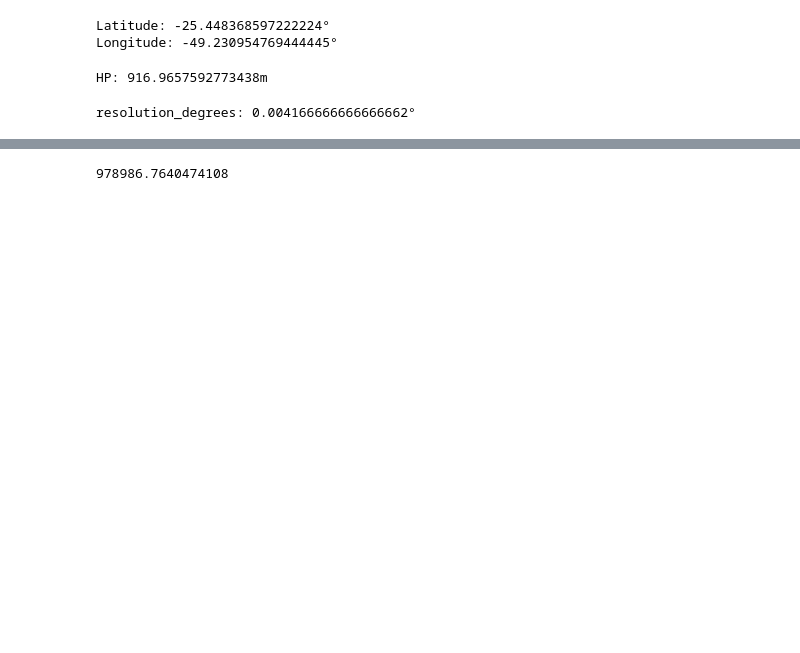
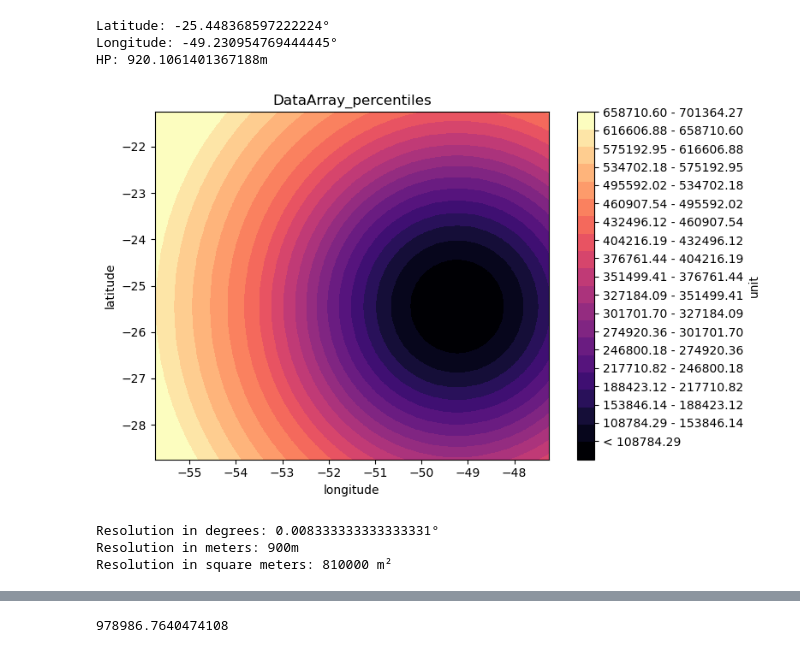
Before and after one commit to ErosKerouak/physical-geodesy, a Jupyter notebook: code/3-terrain_correction.ipynb, the cells around one changed output, grey strips where cells are left out. Saved outputs shown, nothing was run; the diff lists cells and outputs as text; code cells hidden in the pictures; blank space fills up the shorter version.

```diff
--- a/code/3-terrain_correction.ipynb
+++ b/code/3-terrain_correction.ipynb
@@ -14,26 +31,69 @@ Coordinates:
 # %%
-lat = - (25 + 26/60 + 54.12695/3600)
-long = - (49 + 13/60 + 51.43717/3600)
+# Coordenadas geodésicas da estação de cálculo
+
+latP = - (25 + 26/60 + 54.12695/3600) # em graus decimais
+longP = - (49 + 13/60 + 51.43717/3600) # m graus decimais
+HP = elevation.sel(
+    latitude=latP,
+    longitude=longP,
+    method="nearest"
+    ).values # HP extraído do MDS
 
 
-
-print(f"Latitude: {lat}°")
-print(f"Longitude: {long}°")
+print(f"Latitude: {latP}°")
+print(f"Longitude: {longP}°")
+print(f"HP: {HP}m")
 # %% [output]
 Latitude: -25.448368597222224°
 Longitude: -49.230954769444445°
+HP: 920.1061401367188m
-# %%
-HP = elevation_ort.sel(latitude=lat, longitude=long, method="nearest").values
-
-print(f"HP: {HP}m")
-# %% [output]
-HP: 916.9657592773438m
+# %%
+# Criar a grade de coordenadas (equivalente ao broadcast)
+lon_grid, lat_grid = np.meshgrid(elevation["longitude"].values, elevation["latitude"].values)
+
+# Calcular deltas em metros (assumindo 1'' = 30m em ambas as direções)
+delta_lat = (lat_grid - latP) * 3600 * 30  # em metros
+delta_lon = (lon_grid - longP) * 3600 * 30  # em metros
+
+# Distância horizontal r
+distance = np.sqrt(delta_lat**2 + delta_lon**2)
+
+unique_x = np.unique(lon_grid[0, :])
+unique_y = np.unique(lat_grid[:, 0])
+
+distance = xr.DataArray(
+    distance,
+    coords={
+        "latitude": unique_y,
+        "longitude": unique_x
+    },
+    dims=("latitude", "longitude")
+)
+distance.name = "distance"
+
+md.plot_DataArray_percentiles(
+    distance,
+    x='longitude',
+    y='latitude',
+    label='unit',
+    title='DataArray_percentiles',
+    cmap='magma',
+    num_classes=20
+    )
+# %% [output]
+[figure, added]
 # %%
 # Calculate resolution in degrees along the longitude and latitude directions
-resolution_longitude = np.mean(np.abs(np.diff(elevation_ort.coords['longitude'].values)))
-resolution_latitude = np.mean(np.abs(np.diff(elevation_ort.coords['latitude'].values)))
-resolution_degrees = np.median([resolution_longitude, resolution_latitude])
+res_longitude = np.mean(np.abs(np.diff(elevation.coords['longitude'].values)))
+res_latitude = np.mean(np.abs(np.diff(elevation.coords['latitude'].values)))
+res = np.median([res_longitude, res_latitude]) # Resolução em °
+res_metros = round((res * 30)*3600) # Resolução em metros
+res_metros_2=res_metros**2 # Resolução em metros ao quadrado
 
-print(f"resolution_degrees: {resolution_degrees}°")
+print(f"Resolution in degrees: {res}°")
+print(f"Resolution in meters: {res_metros}m")
+print(f"Resolution in square meters: {res_metros_2} m²")
 # %% [output]
-resolution_degrees: 0.004166666666666662°
+Resolution in degrees: 0.008333333333333331°
+Resolution in meters: 900m
+Resolution in square meters: 810000 m²
```
Also changed, not shown: parts of 17 cells of this notebook.
